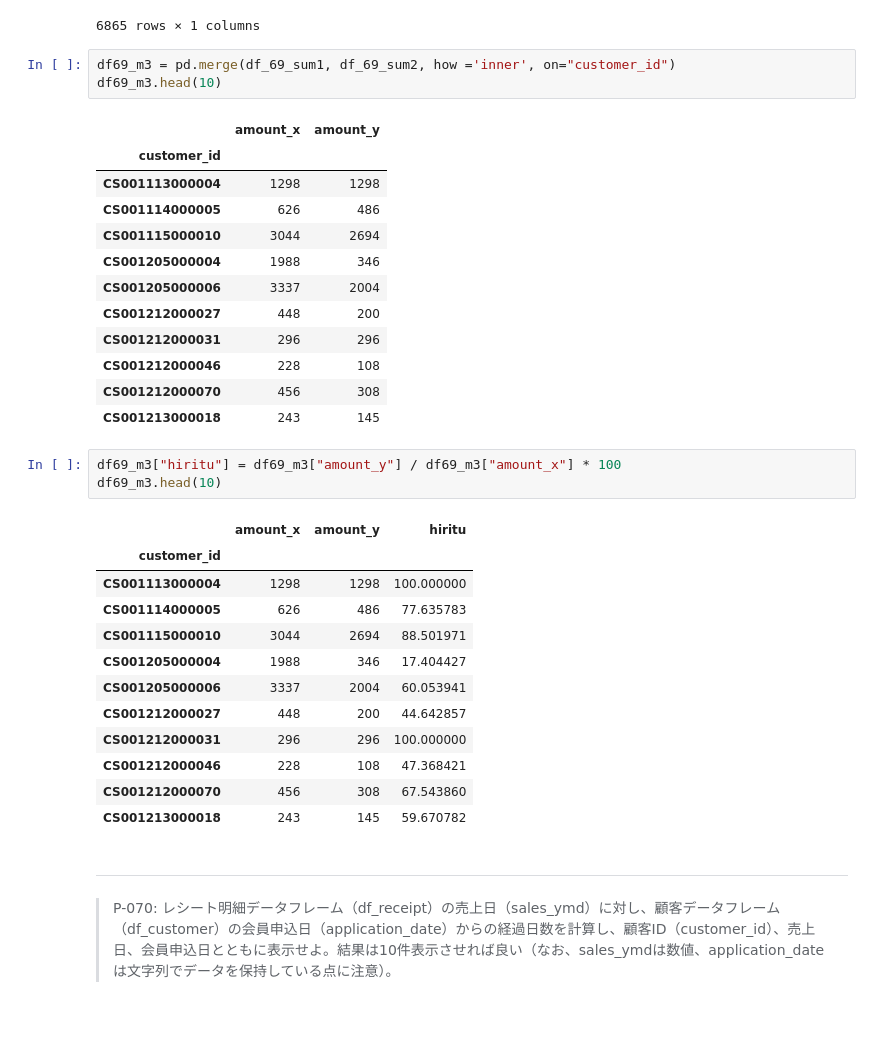
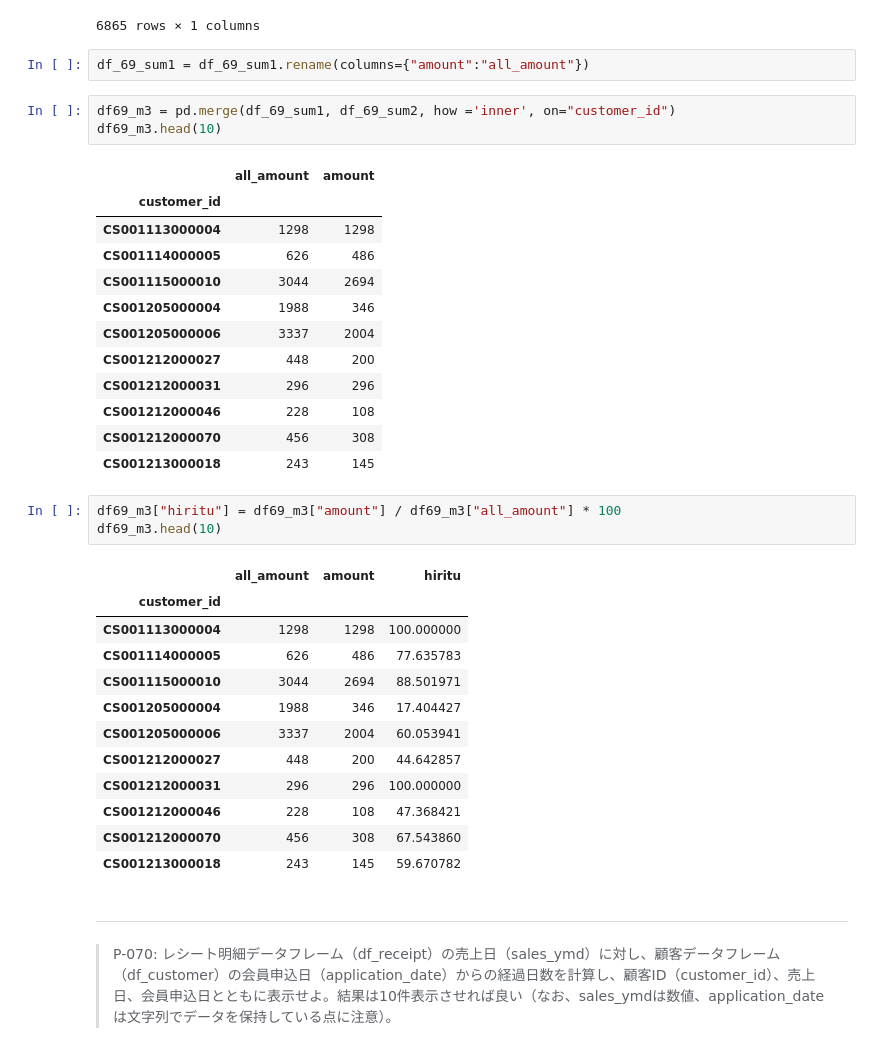
Before and after one commit to fintalk/koan, a Jupyter notebook: 100knock/submit/Shishizo/100_knock_Python(Shishizo).ipynb, the cells around one changed output. Drawn from its saved outputs; the diff is of its cells as text; blank space fills up the shorter version.

```diff
--- a/100knock/submit/Shishizo/100_knock_Python(Shishizo).ipynb
+++ b/100knock/submit/Shishizo/100_knock_Python(Shishizo).ipynb
@@ -2238,11 +2255,13 @@ df_69_sum2
 | CS052514000001 | 68 |
 | ZZ000000000000 | 6943009 |
 6865 rows × 1 columns
+# %%
+df_69_sum1 = df_69_sum1.rename(columns={"amount":"all_amount"})
 # %%
 df69_m3 = pd.merge(df_69_sum1, df_69_sum2, how ='inner', on="customer_id")
 df69_m3.head(10)
 # %% [output]
-|  | amount_x | amount_y |
+|  | all_amount | amount |
 | customer_id |  |  |
 | CS001113000004 | 1298 | 1298 |
 | CS001114000005 | 626 | 486 |
@@ -2255,10 +2274,10 @@ df69_m3.head(10)
 | CS001212000070 | 456 | 308 |
 | CS001213000018 | 243 | 145 |
 # %%
-df69_m3["hiritu"] = df69_m3["amount_y"] / df69_m3["amount_x"] * 100
+df69_m3["hiritu"] = df69_m3["amount"] / df69_m3["all_amount"] * 100
 df69_m3.head(10)
 # %% [output]
-|  | amount_x | amount_y | hiritu |
+|  | all_amount | amount | hiritu |
 | customer_id |  |  |  |
 | CS001113000004 | 1298 | 1298 | 100.000000 |
 | CS001114000005 | 626 | 486 | 77.635783 |
```
Also changed, not shown: parts of 41 cells of this notebook.
